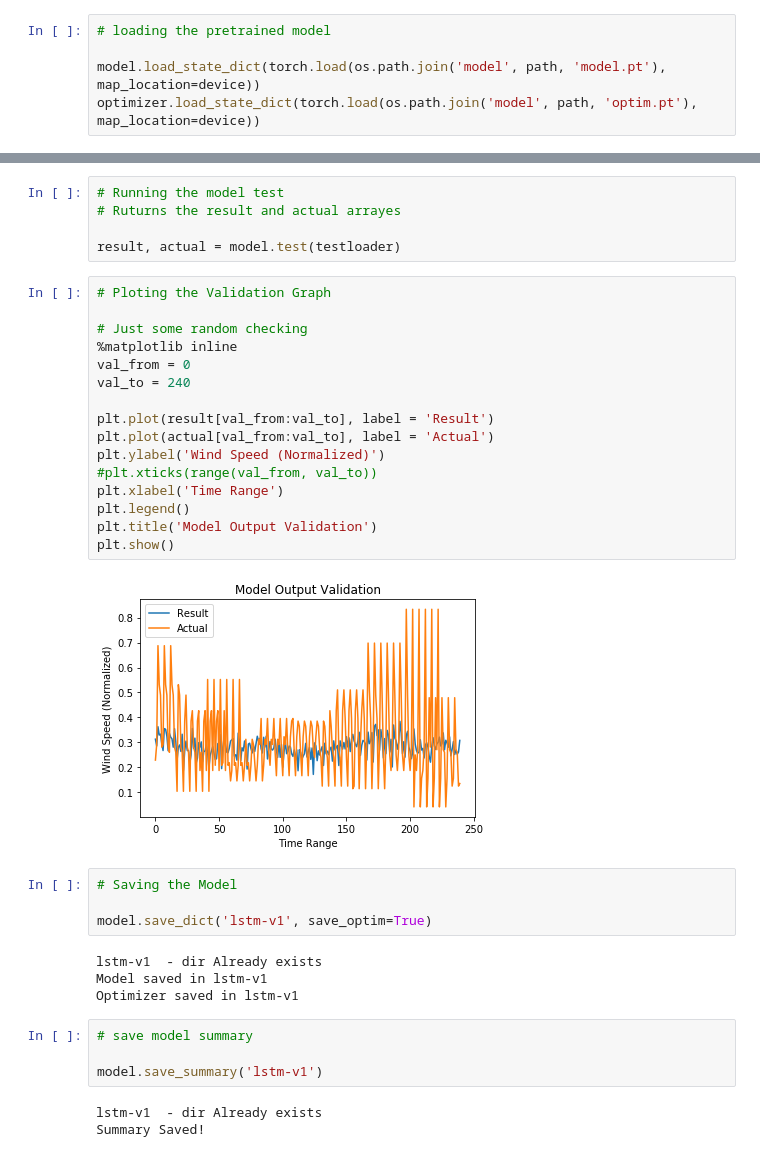
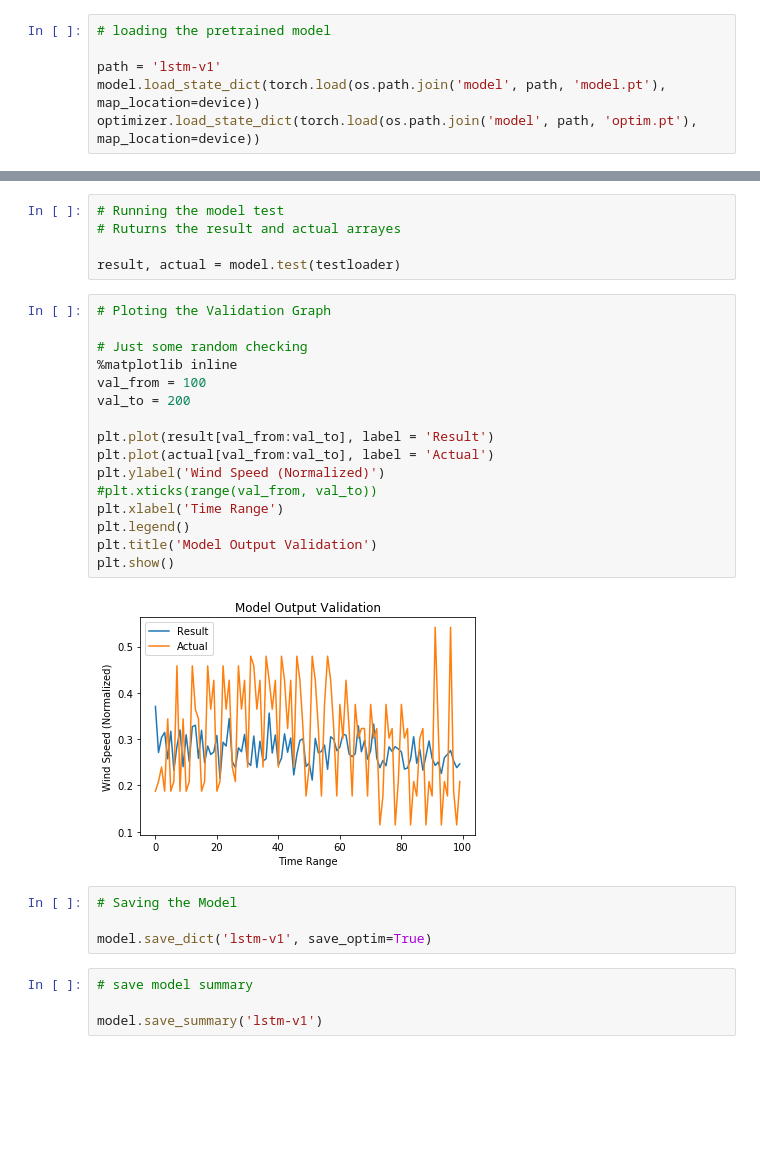
Before and after one commit to darkmatter18/Wind-Speed-Prediction, a Jupyter notebook: training.ipynb, the cells around one changed output, grey strips where cells are left out. Saved outputs shown, nothing was run; the diff lists cells and outputs as text; blank space fills up the shorter version.

```diff
--- a/training.ipynb
+++ b/training.ipynb
@@ -164,5 +164,6 @@ criterion = nn.SmoothL1Loss()
 # %%
 # loading the pretrained model
 
+path = 'lstm-v1'
 model.load_state_dict(torch.load(os.path.join('model', path, 'model.pt'), map_location=device))
 optimizer.load_state_dict(torch.load(os.path.join('model', path, 'optim.pt'), map_location=device))
@@ -222,36 +203,29 @@ result, actual = model.test(testloader)
 # %%
 # Ploting the Validation Graph
 
 # Just some random checking
 %matplotlib inline
-val_from = 0
-val_to = 240
+val_from = 100
+val_to = 200
 
 plt.plot(result[val_from:val_to], label = 'Result')
 plt.plot(actual[val_from:val_to], label = 'Actual')
 plt.ylabel('Wind Speed (Normalized)')
 #plt.xticks(range(val_from, val_to))
 plt.xlabel('Time Range')
 plt.legend()
 plt.title('Model Output Validation')
 plt.show()
 # %% [output]
-[figure, old version]
+[figure, new version]
 # %%
 # Saving the Model
 
 model.save_dict('lstm-v1', save_optim=True)
-# %% [output]
-lstm-v1  - dir Already exists
-Model saved in lstm-v1
-Optimizer saved in lstm-v1
 # %%
 # save model summary
 
 model.save_summary('lstm-v1')
-# %% [output]
-lstm-v1  - dir Already exists
-Summary Saved!
 # %%
 model.errors(testloader)
 # %% [output]
```
Also changed, not shown: parts of 7 cells of this notebook, 1 other file.
